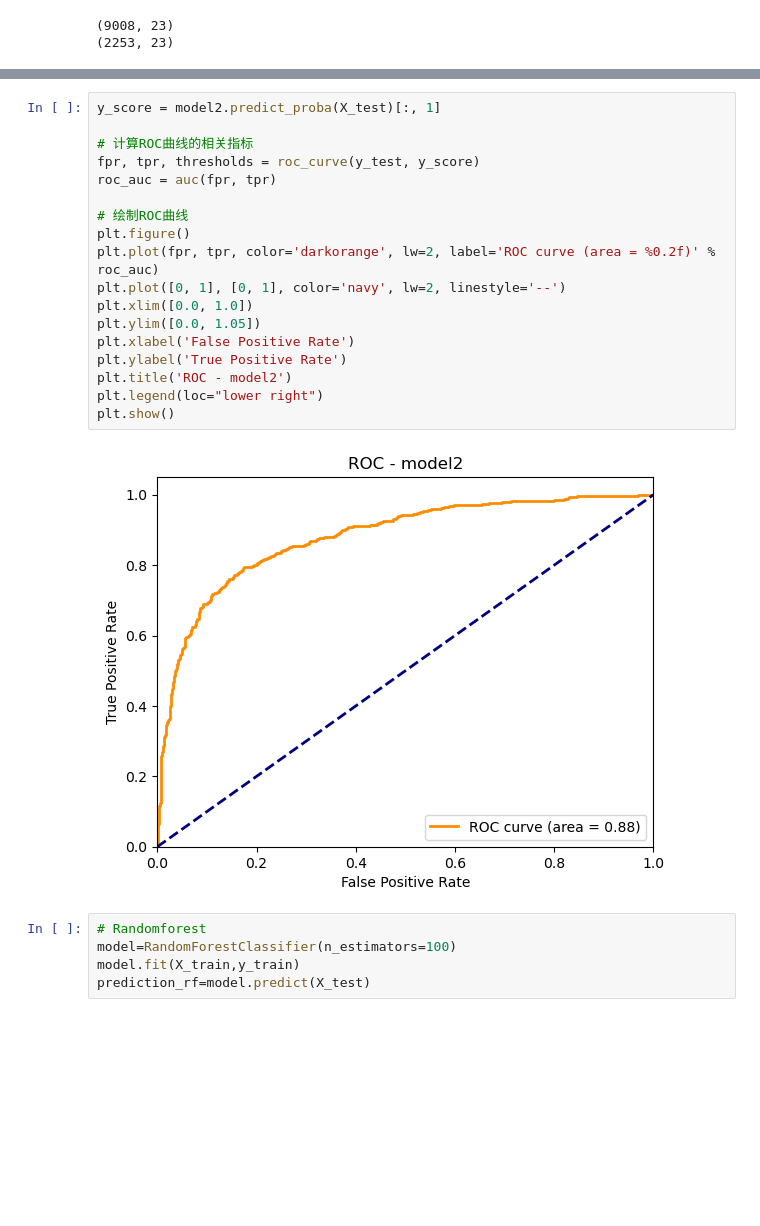
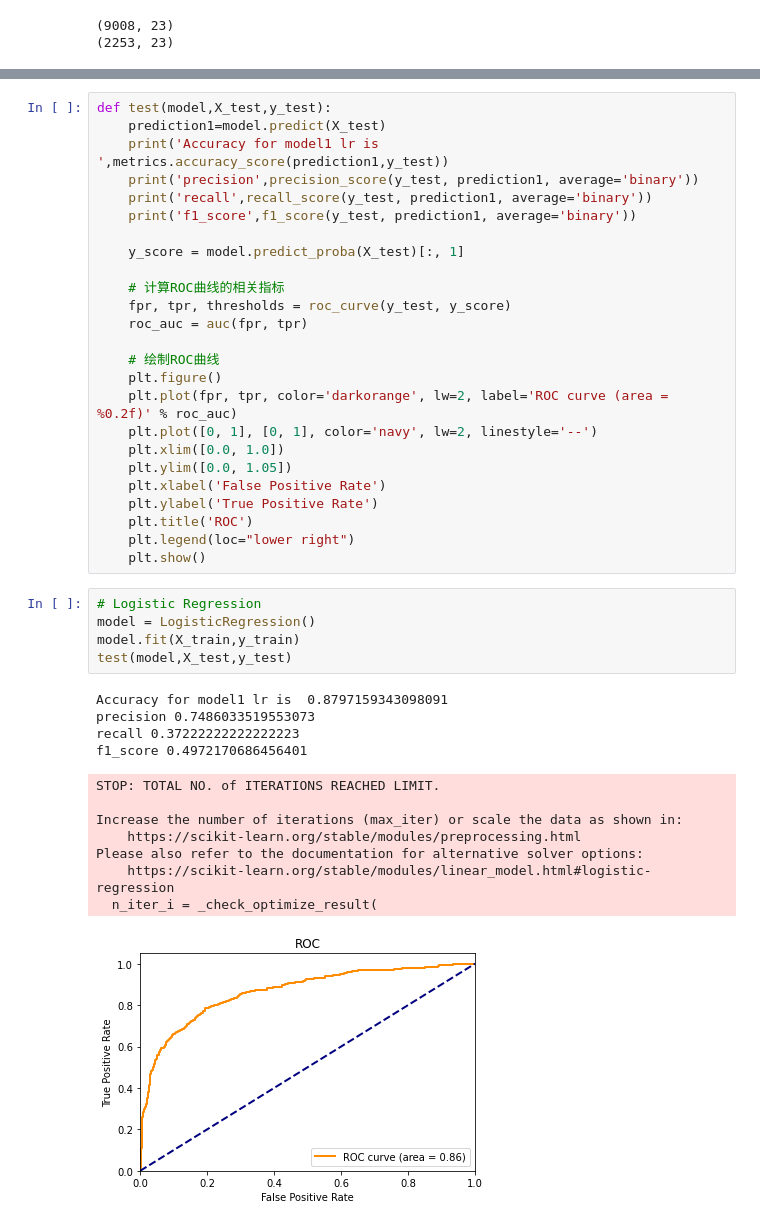
Before and after one commit to lokkkkkk111/onlinePurchasesPrediction, a Jupyter notebook: ESE527Project.ipynb, the cells around one changed output, grey strips where cells are left out. Saved outputs shown, nothing was run; the diff lists cells and outputs as text; blank space fills up the shorter version.

```diff
--- a/ESE527Project.ipynb
+++ b/ESE527Project.ipynb
@@ -889,25 +817,43 @@ plt.show()
-# %%
-y_score = model2.predict_proba(X_test)[:, 1]
-
-# 计算ROC曲线的相关指标
-fpr, tpr, thresholds = roc_curve(y_test, y_score)
-roc_auc = auc(fpr, tpr)
-
-# 绘制ROC曲线
-plt.figure()
-plt.plot(fpr, tpr, color='darkorange', lw=2, label='ROC curve (area = %0.2f)' % roc_auc)
-plt.plot([0, 1], [0, 1], color='navy', lw=2, linestyle='--')
-plt.xlim([0.0, 1.0])
-plt.ylim([0.0, 1.05])
-plt.xlabel('False Positive Rate')
-plt.ylabel('True Positive Rate')
-plt.title('ROC - model2')
-plt.legend(loc="lower right")
-plt.show()
-# %% [output]
-[figure, removed]
+# %%
+def test(model,X_test,y_test):
+    prediction1=model.predict(X_test)
+    print('Accuracy for model1 lr is ',metrics.accuracy_score(prediction1,y_test))
+    print('precision',precision_score(y_test, prediction1, average='binary'))
+    print('recall',recall_score(y_test, prediction1, average='binary'))
+    print('f1_score',f1_score(y_test, prediction1, average='binary'))
+
+    y_score = model.predict_proba(X_test)[:, 1]
+
+    # 计算ROC曲线的相关指标
+    fpr, tpr, thresholds = roc_curve(y_test, y_score)
+    roc_auc = auc(fpr, tpr)
+
+    # 绘制ROC曲线
+    plt.figure()
+    plt.plot(fpr, tpr, color='darkorange', lw=2, label='ROC curve (area = %0.2f)' % roc_auc)
+    plt.plot([0, 1], [0, 1], color='navy', lw=2, linestyle='--')
+    plt.xlim([0.0, 1.0])
+    plt.ylim([0.0, 1.05])
+    plt.xlabel('False Positive Rate')
+    plt.ylabel('True Positive Rate')
+    plt.title('ROC')
+    plt.legend(loc="lower right")
+    plt.show()
 # %%
-# Randomforest
-model=RandomForestClassifier(n_estimators=100)
+# Logistic Regression
+model = LogisticRegression()
 model.fit(X_train,y_train)
-prediction_rf=model.predict(X_test)
+test(model,X_test,y_test)
+# %% [output]
+Accuracy for model1 lr is  0.8797159343098091
+precision 0.7486033519553073
+recall 0.37222222222222223
+f1_score 0.4972170686456401
+STOP: TOTAL NO. of ITERATIONS REACHED LIMIT.
+
+Increase the number of iterations (max_iter) or scale the data as shown in:
+    https://scikit-learn.org/stable/modules/preprocessing.html
+Please also refer to the documentation for alternative solver options:
+    https://scikit-learn.org/stable/modules/linear_model.html#logistic-regression
+  n_iter_i = _check_optimize_result(
+[figure, added]
```
Also changed, not shown: parts of 55 cells of this notebook.
